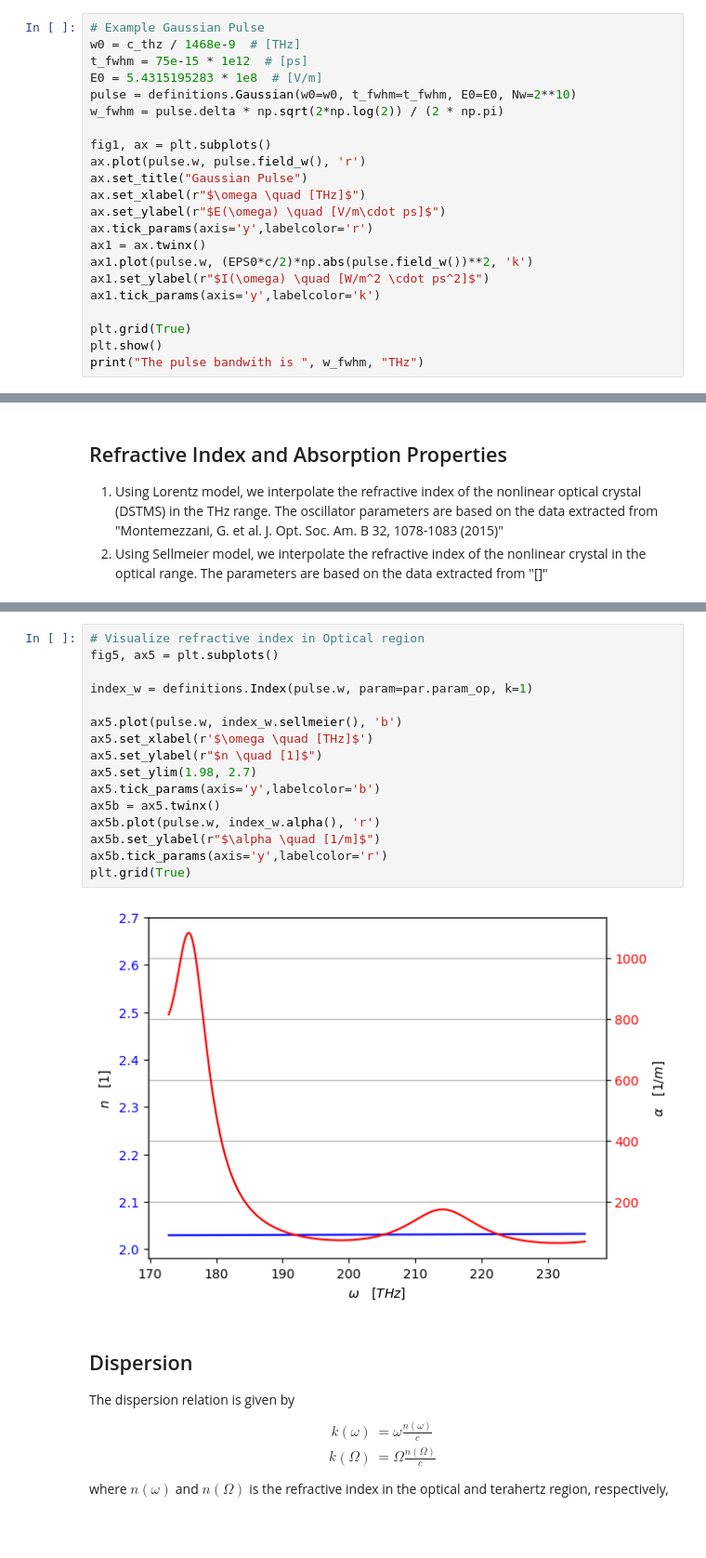
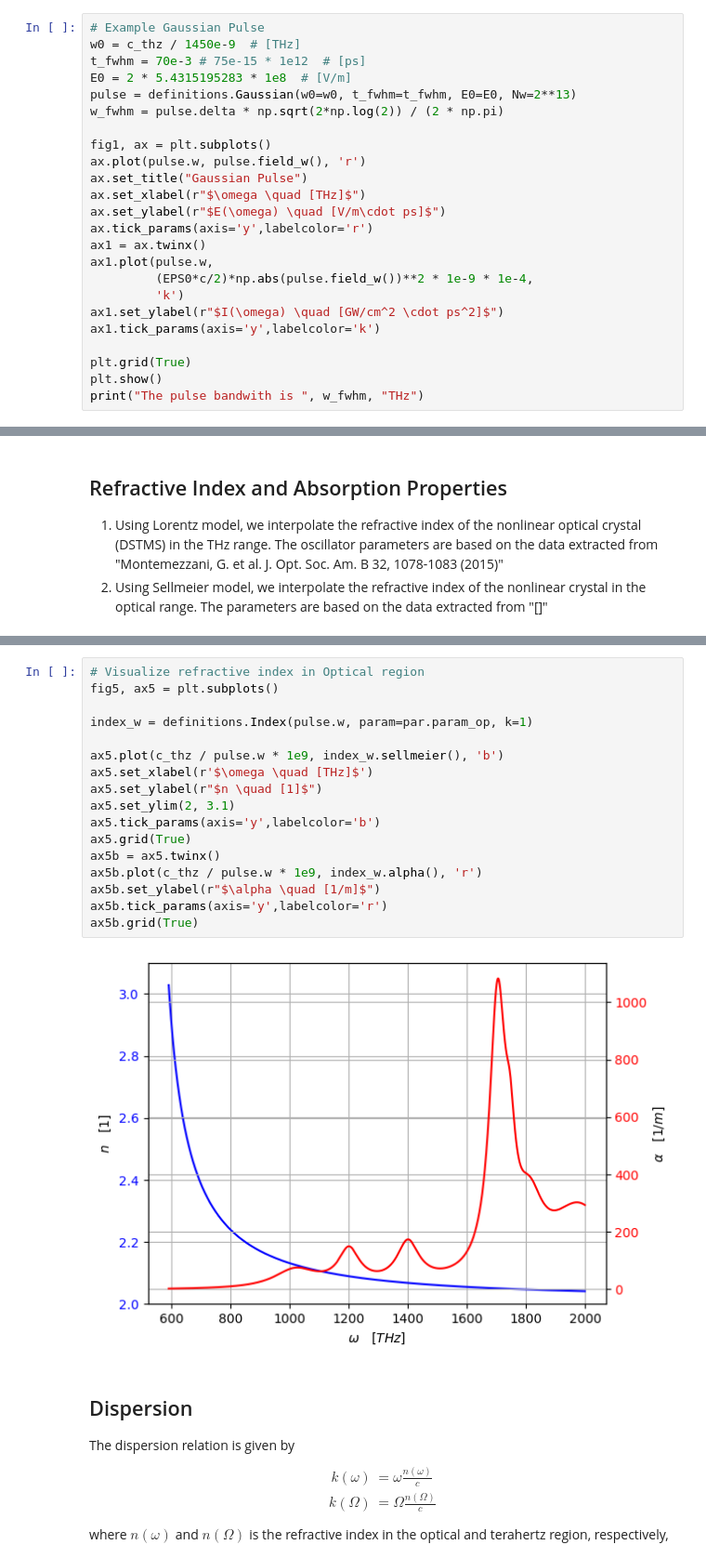
Before and after one commit to p-engel/nonlinear_optics, a Jupyter notebook: optical_rectification/analysis.ipynb, the cells around one changed output, grey strips where cells are left out. Shown at 93% size. Saved outputs shown, nothing was run; the diff lists cells and outputs as text; blank space fills up the shorter version.

Commit message:
obtain fit parameters for sellmeier and update group index

```diff
--- a/optical_rectification/analysis.ipynb
+++ b/optical_rectification/analysis.ipynb
@@ -60,10 +61,10 @@ This result yields the well known time-bandwidth product of a Fourier transform
 \end{equation}
 # %%
 # Example Gaussian Pulse
-w0 = c_thz / 1468e-9  # [THz]
-t_fwhm = 75e-15 * 1e12  # [ps]
-E0 = 5.4315195283 * 1e8  # [V/m]
-pulse = definitions.Gaussian(w0=w0, t_fwhm=t_fwhm, E0=E0, Nw=2**10)
+w0 = c_thz / 1450e-9  # [THz]
+t_fwhm = 70e-3 # 75e-15 * 1e12  # [ps]
+E0 = 2 * 5.4315195283 * 1e8  # [V/m]
+pulse = definitions.Gaussian(w0=w0, t_fwhm=t_fwhm, E0=E0, Nw=2**13)
 w_fwhm = pulse.delta * np.sqrt(2*np.log(2)) / (2 * np.pi)
 
 fig1, ax = plt.subplots()
@@ -73,8 +74,10 @@ ax.set_xlabel(r"$\omega \quad [THz]$")
 ax.set_ylabel(r"$E(\omega) \quad [V/m\cdot ps]$")
 ax.tick_params(axis='y',labelcolor='r')
 ax1 = ax.twinx()
-ax1.plot(pulse.w, (EPS0*c/2)*np.abs(pulse.field_w())**2, 'k')
-ax1.set_ylabel(r"$I(\omega) \quad [W/m^2 \cdot ps^2]$")
+ax1.plot(pulse.w,
+         (EPS0*c/2)*np.abs(pulse.field_w())**2 * 1e-9 * 1e-4,
+         'k')
+ax1.set_ylabel(r"$I(\omega) \quad [GW/cm^2 \cdot ps^2]$")
 ax1.tick_params(axis='y',labelcolor='k')
 
 plt.grid(True)
@@ -157,21 +162,22 @@ plt.grid(True)
 # %%
 # Visualize refractive index in Optical region
 fig5, ax5 = plt.subplots()
 
 index_w = definitions.Index(pulse.w, param=par.param_op, k=1)
 
-ax5.plot(pulse.w, index_w.sellmeier(), 'b')
+ax5.plot(c_thz / pulse.w * 1e9, index_w.sellmeier(), 'b')
 ax5.set_xlabel(r'$\omega \quad [THz]$')
 ax5.set_ylabel(r"$n \quad [1]$")
-ax5.set_ylim(1.98, 2.7)
+ax5.set_ylim(2, 3.1)
 ax5.tick_params(axis='y',labelcolor='b')
+ax5.grid(True)
 ax5b = ax5.twinx()
-ax5b.plot(pulse.w, index_w.alpha(), 'r')
+ax5b.plot(c_thz / pulse.w * 1e9, index_w.alpha(), 'r')
 ax5b.set_ylabel(r"$\alpha \quad [1/m]$")
 ax5b.tick_params(axis='y',labelcolor='r')
-plt.grid(True)
+ax5b.grid(True)
 # %% [output]
-[figure, old version]
+[figure, new version]
 # %% [markdown]
 ## Dispersion
 
```
Also changed, not shown: parts of 17 cells of this notebook, 2 other files.
